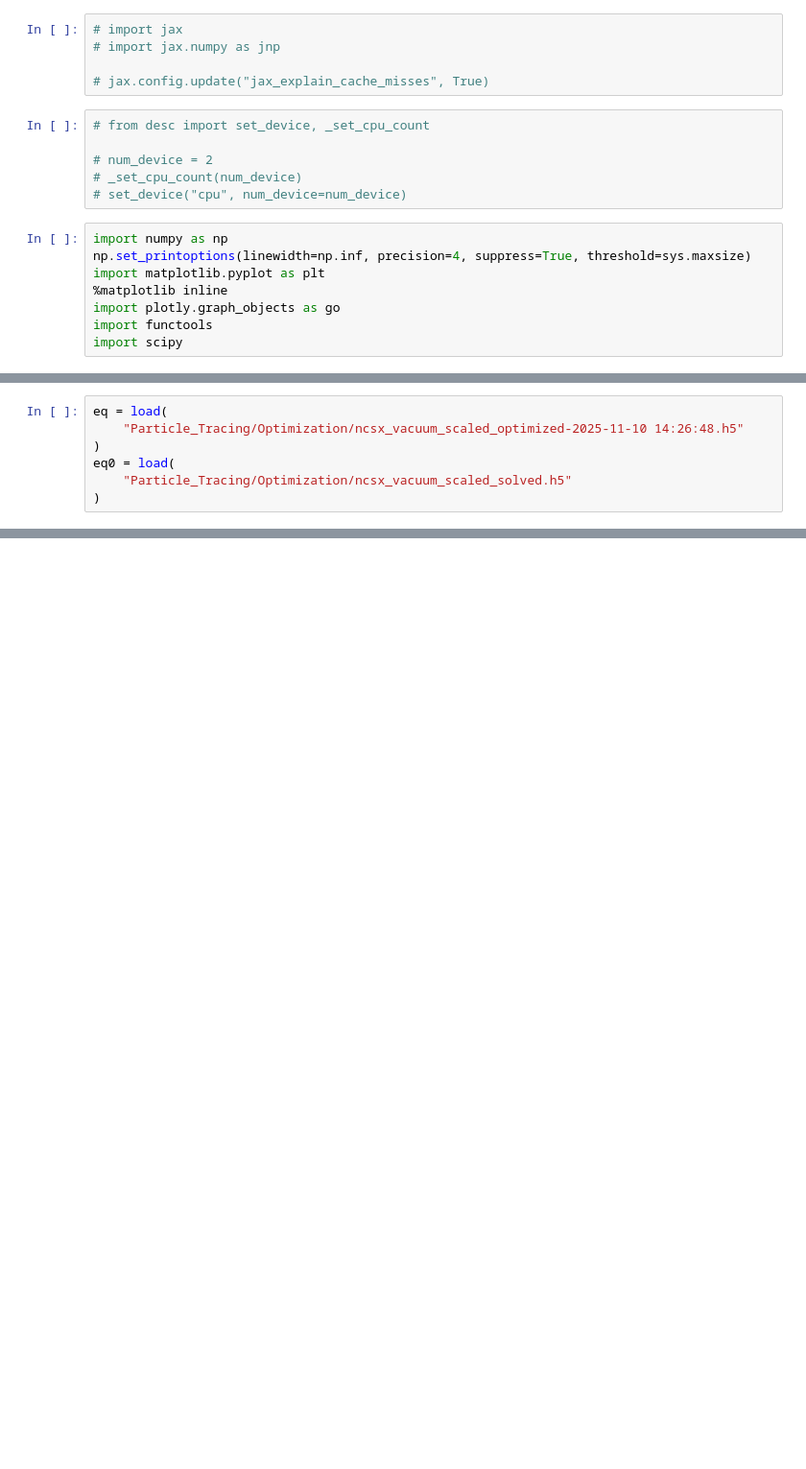
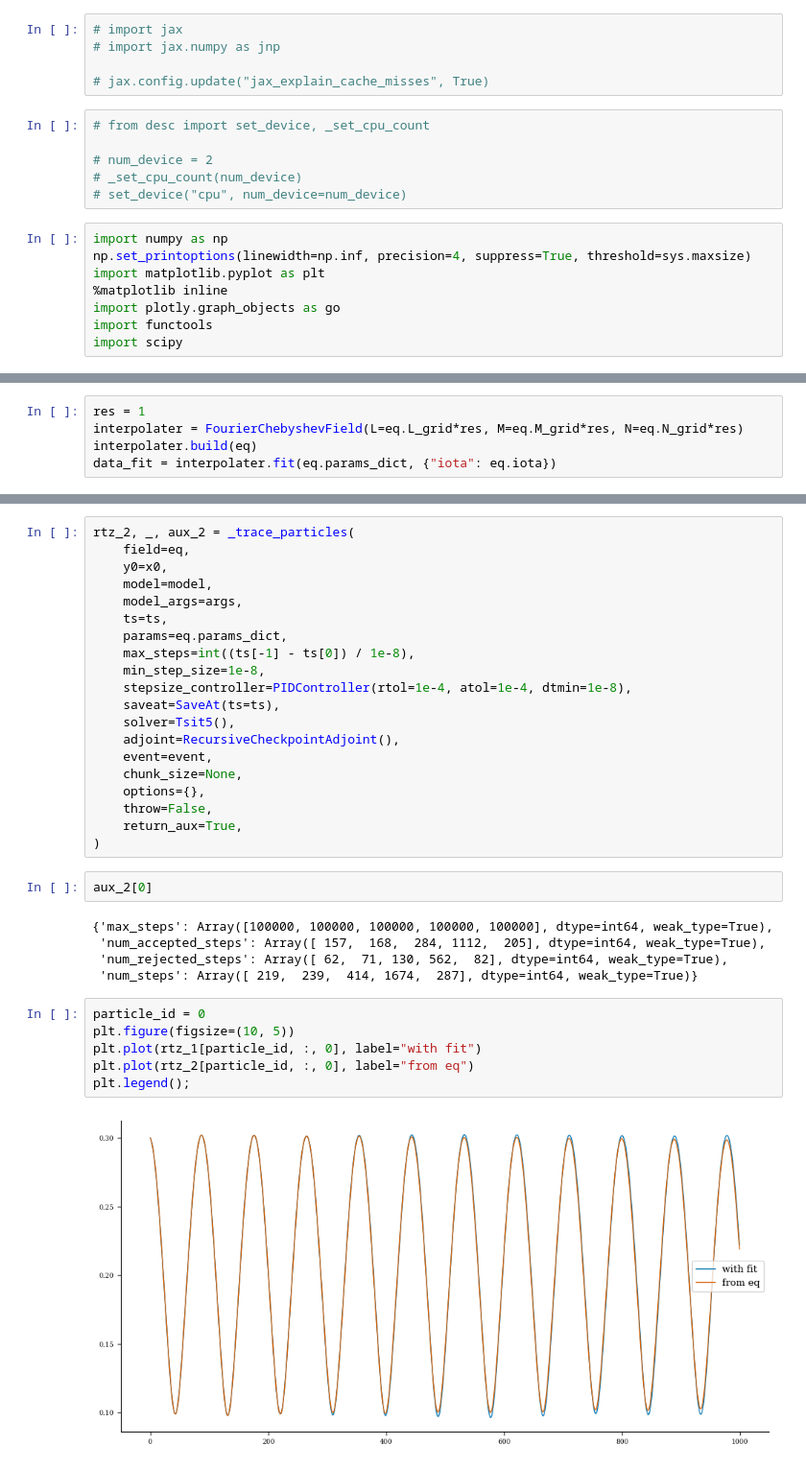
Before and after one commit to YigitElma/DEBUG-DESC, a Jupyter notebook: test-notebook.ipynb, the cells around one changed output, grey strips where cells are left out. Shown at 96% size. Drawn from its saved outputs; the diff is of its cells as text; blank space fills up the shorter version.

```diff
--- a/test-notebook.ipynb
+++ b/test-notebook.ipynb
@@ -84,7 +83,0 @@ Using device: NVIDIA GeForce RTX 4080 Laptop GPU (id=0), with 11.07 GB available
-# %%
-eq = load(
-    "Particle_Tracing/Optimization/ncsx_vacuum_scaled_optimized-2025-11-10 14:26:48.h5"
-)
-eq0 = load(
-    "Particle_Tracing/Optimization/ncsx_vacuum_scaled_solved.h5"
-)
@@ -96,0 +127,5 @@ plot_comparison([eq0, eq]);
+# %%
+res = 1
+interpolater = FourierChebyshevField(L=eq.L_grid*res, M=eq.M_grid*res, N=eq.N_grid*res)
+interpolater.build(eq)
+data_fit = interpolater.fit(eq.params_dict, {"iota": eq.iota})
@@ -96,0 +159,35 @@ plot_comparison([eq0, eq]);
+# %%
+rtz_2, _, aux_2 = _trace_particles(
+    field=eq,
+    y0=x0,
+    model=model,
+    model_args=args,
+    ts=ts,
+    params=eq.params_dict,
+    max_steps=int((ts[-1] - ts[0]) / 1e-8),
+    min_step_size=1e-8,
+    stepsize_controller=PIDController(rtol=1e-4, atol=1e-4, dtmin=1e-8),
+    saveat=SaveAt(ts=ts),
+    solver=Tsit5(),
+    adjoint=RecursiveCheckpointAdjoint(),
+    event=event,
+    chunk_size=None,
+    options={},
+    throw=False,
+    return_aux=True,
+)
+# %%
+aux_2[0]
+# %% [output]
+{'max_steps': Array([100000, 100000, 100000, 100000, 100000], dtype=int64, weak_type=True),
+ 'num_accepted_steps': Array([ 157,  168,  284, 1112,  205], dtype=int64, weak_type=True),
+ 'num_rejected_steps': Array([ 62,  71, 130, 562,  82], dtype=int64, weak_type=True),
+ 'num_steps': Array([ 219,  239,  414, 1674,  287], dtype=int64, weak_type=True)}
+# %%
+particle_id = 0
+plt.figure(figsize=(10, 5))
+plt.plot(rtz_1[particle_id, :, 0], label="with fit")
+plt.plot(rtz_2[particle_id, :, 0], label="from eq")
+plt.legend();
+# %% [output]
+[figure, added]
```
Also changed, not shown: parts of 8 cells of this notebook, 7 other files.
